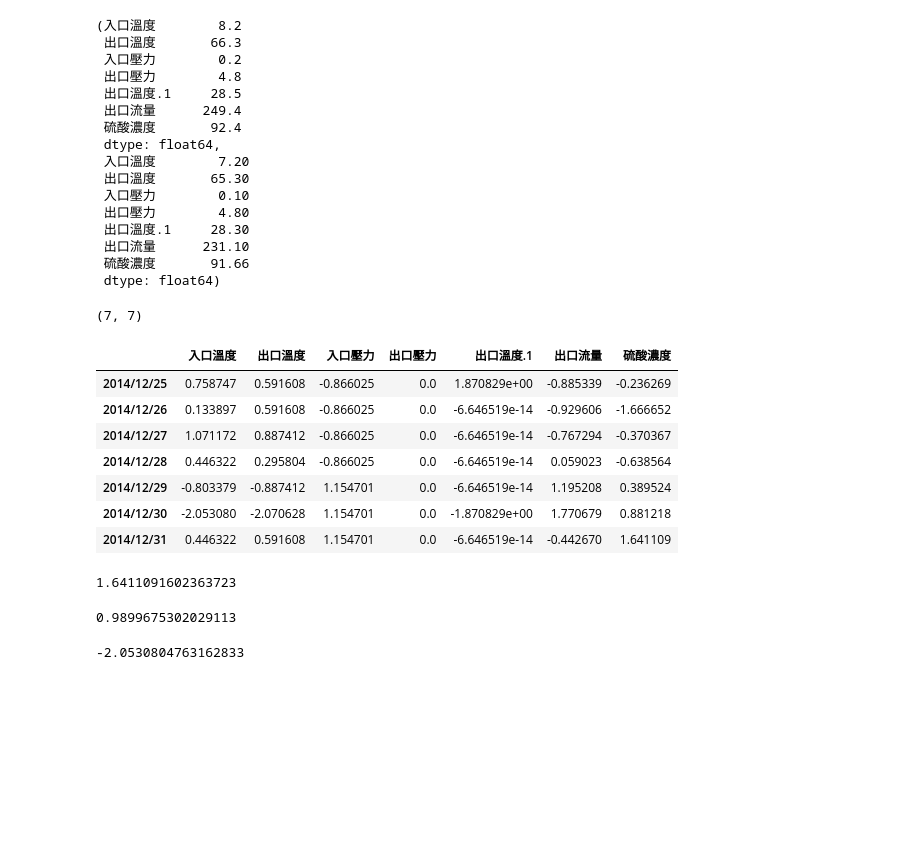
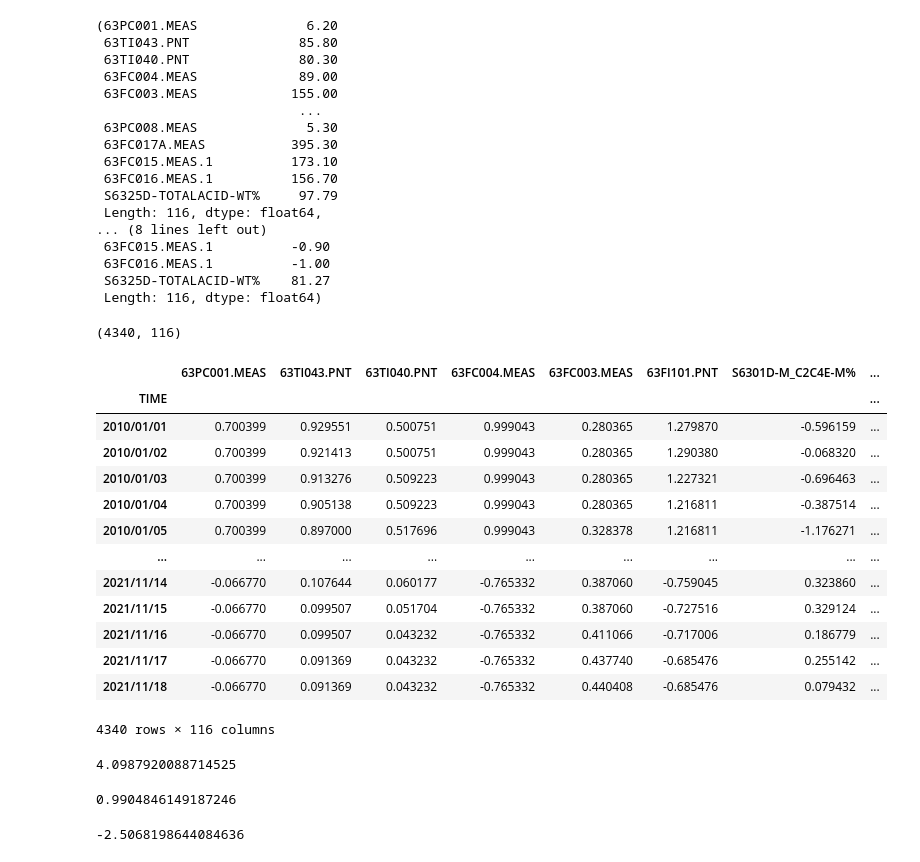
Before and after one commit to skywalker0803r/ALK-, a Jupyter notebook: surrogate model optimize.ipynb, the cells around one changed output. Cells and saved outputs as stored; diff of their text form; code cells hidden in the pictures; blank space fills up the shorter version.

```diff
--- a/surrogate model optimize.ipynb
+++ b/surrogate model optimize.ipynb
@@ -2,10 +2,10 @@
 import pandas as pd
 import matplotlib.pyplot as plt
 
-df = pd.read_excel('AKL單元冷凍系統操作條件(20100101_20141231).xlsx',index_col=0,skiprows=2)
+df = pd.read_excel('操作條件.xls',sheet_name='資料擷取',index_col=0,skiprows=2)
 for i in df.columns:
   df[i] = pd.to_numeric(df[i],errors='coerce')
-df = df.iloc[1:,:]
-df = df.dropna(axis=1,how='all').dropna(axis=0)
+df = df.dropna(axis=0,how='all').dropna(axis=1,how='all')
+df = df.fillna(method='ffill').fillna(method='bfill')
 df.head()
 # %% [output]
@@ -18,59 +35,66 @@ df.head()
 # %%
 df.max(),df.min()
 # %% [output]
-(入口溫度        8.2
- 出口溫度       66.3
- 入口壓力        0.2
- 出口壓力        4.8
- 出口溫度.1     28.5
- 出口流量      249.4
- 硫酸濃度       92.4
- dtype: float64,
- 入口溫度        7.20
- 出口溫度       65.30
- 入口壓力        0.10
- 出口壓力        4.80
- 出口溫度.1     28.30
- 出口流量      231.10
- 硫酸濃度       91.66
- dtype: float64)
+(63PC001.MEAS              6.20
+ 63TI043.PNT              85.80
+ 63TI040.PNT              80.30
+ 63FC004.MEAS             89.00
+ 63FC003.MEAS            155.00
+                          ...
+ 63PC008.MEAS              5.30
+ 63FC017A.MEAS           395.30
+ 63FC015.MEAS.1          173.10
+ 63FC016.MEAS.1          156.70
+ S6325D-TOTALACID-WT%     97.79
+ Length: 116, dtype: float64,
+... (8 lines left out)
+ 63FC015.MEAS.1          -0.90
+ 63FC016.MEAS.1          -1.00
+ S6325D-TOTALACID-WT%    81.27
+ Length: 116, dtype: float64)
 # %%
 from sklearn.svm import SVR
 from sklearn.preprocessing import StandardScaler,MinMaxScaler
 真理 = 42
 model = SVR(C=真理,gamma=真理)
 ss = StandardScaler()
-#mm = MinMaxScaler()
-x_col = ['入口溫度','出口溫度','入口壓力','出口壓力','出口溫度.1','出口流量']
-y_col = '硫酸濃度'
+x_col = set(df.columns) - set(['S6325D-TOTALACID-WT%'])
+x_col = list(x_col)
+y_col = 'S6325D-TOTALACID-WT%'
 df_ss = df.copy()
 df_ss[:] = ss.fit_transform(df_ss[:])
 print(df_ss.shape)
 df_ss
 # %% [output]
-(7, 7)
+(4340, 116)
-|  | 入口溫度 | 出口溫度 | 入口壓力 | 出口壓力 | 出口溫度.1 | 出口流量 | 硫酸濃度 |
-| 2014/12/25 | 0.758747 | 0.591608 | -0.866025 | 0.0 | 1.870829e+00 | -0.885339 | -0.236269 |
-| 2014/12/26 | 0.133897 | 0.591608 | -0.866025 | 0.0 | -6.646519e-14 | -0.929606 | -1.666652 |
-| 2014/12/27 | 1.071172 | 0.887412 | -0.866025 | 0.0 | -6.646519e-14 | -0.767294 | -0.370367 |
-| 2014/12/28 | 0.446322 | 0.295804 | -0.866025 | 0.0 | -6.646519e-14 | 0.059023 | -0.638564 |
-| 2014/12/29 | -0.803379 | -0.887412 | 1.154701 | 0.0 | -6.646519e-14 | 1.195208 | 0.389524 |
-| 2014/12/30 | -2.053080 | -2.070628 | 1.154701 | 0.0 | -1.870829e+00 | 1.770679 | 0.881218 |
-| 2014/12/31 | 0.446322 | 0.591608 | 1.154701 | 0.0 | -6.646519e-14 | -0.442670 | 1.641109 |
+|  | 63PC001.MEAS | 63TI043.PNT | 63TI040.PNT | 63FC004.MEAS | 63FC003.MEAS | 63FI101.PNT | S6301D-M_C2C4E-M% | ... |
+| TIME |  |  |  |  |  |  |  | ... |
+| 2010/01/01 | 0.700399 | 0.929551 | 0.500751 | 0.999043 | 0.280365 | 1.279870 | -0.596159 | ... |
+| 2010/01/02 | 0.700399 | 0.921413 | 0.500751 | 0.999043 | 0.280365 | 1.290380 | -0.068320 | ... |
+| 2010/01/03 | 0.700399 | 0.913276 | 0.509223 | 0.999043 | 0.280365 | 1.227321 | -0.696463 | ... |
+| 2010/01/04 | 0.700399 | 0.905138 | 0.509223 | 0.999043 | 0.280365 | 1.216811 | -0.387514 | ... |
+| 2010/01/05 | 0.700399 | 0.897000 | 0.517696 | 0.999043 | 0.328378 | 1.216811 | -1.176271 | ... |
+| ... | ... | ... | ... | ... | ... | ... | ... | ... |
+| 2021/11/14 | -0.066770 | 0.107644 | 0.060177 | -0.765332 | 0.387060 | -0.759045 | 0.323860 | ... |
+| 2021/11/15 | -0.066770 | 0.099507 | 0.051704 | -0.765332 | 0.387060 | -0.727516 | 0.329124 | ... |
+| 2021/11/16 | -0.066770 | 0.099507 | 0.043232 | -0.765332 | 0.411066 | -0.717006 | 0.186779 | ... |
+| 2021/11/17 | -0.066770 | 0.091369 | 0.043232 | -0.765332 | 0.437740 | -0.685476 | 0.255142 | ... |
+| 2021/11/18 | -0.066770 | 0.091369 | 0.043232 | -0.765332 | 0.440408 | -0.685476 | 0.079432 | ... |
+4340 rows × 116 columns
 # %%
 df_ss[y_col].max()
 # %% [output]
-1.6411091602363723
+4.0987920088714525
 # %%
 x,y = df_ss[x_col],df_ss[y_col]
 model.fit(x,y)
 model.score(x,y)
 # %% [output]
-0.9899675302029113
+0.9904846149187246
 # %%
 df_ss.loc[:,x_col[0]].min()
 # %% [output]
--2.0530804763162833
+-2.5068198644084636
 # %%
 import optuna
 import numpy as np
```
Also changed, not shown: parts of 6 cells of this notebook.
